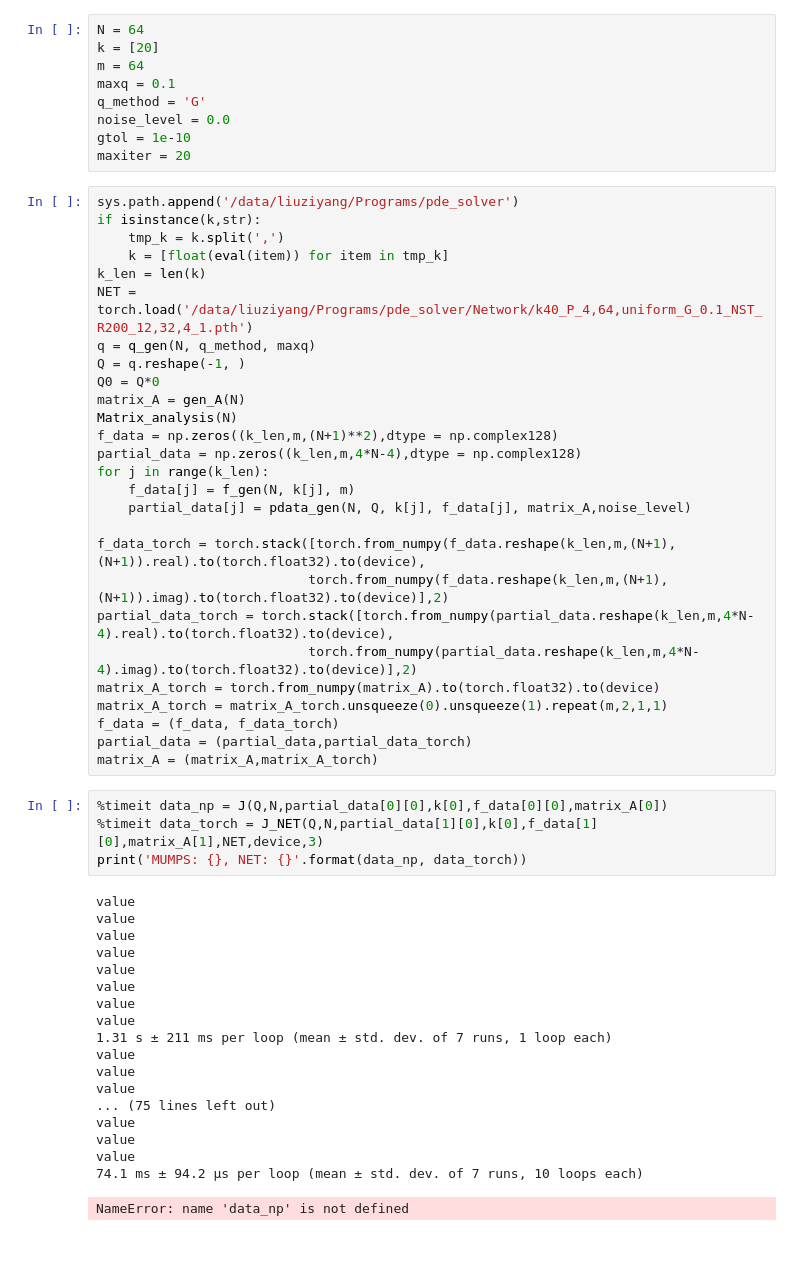
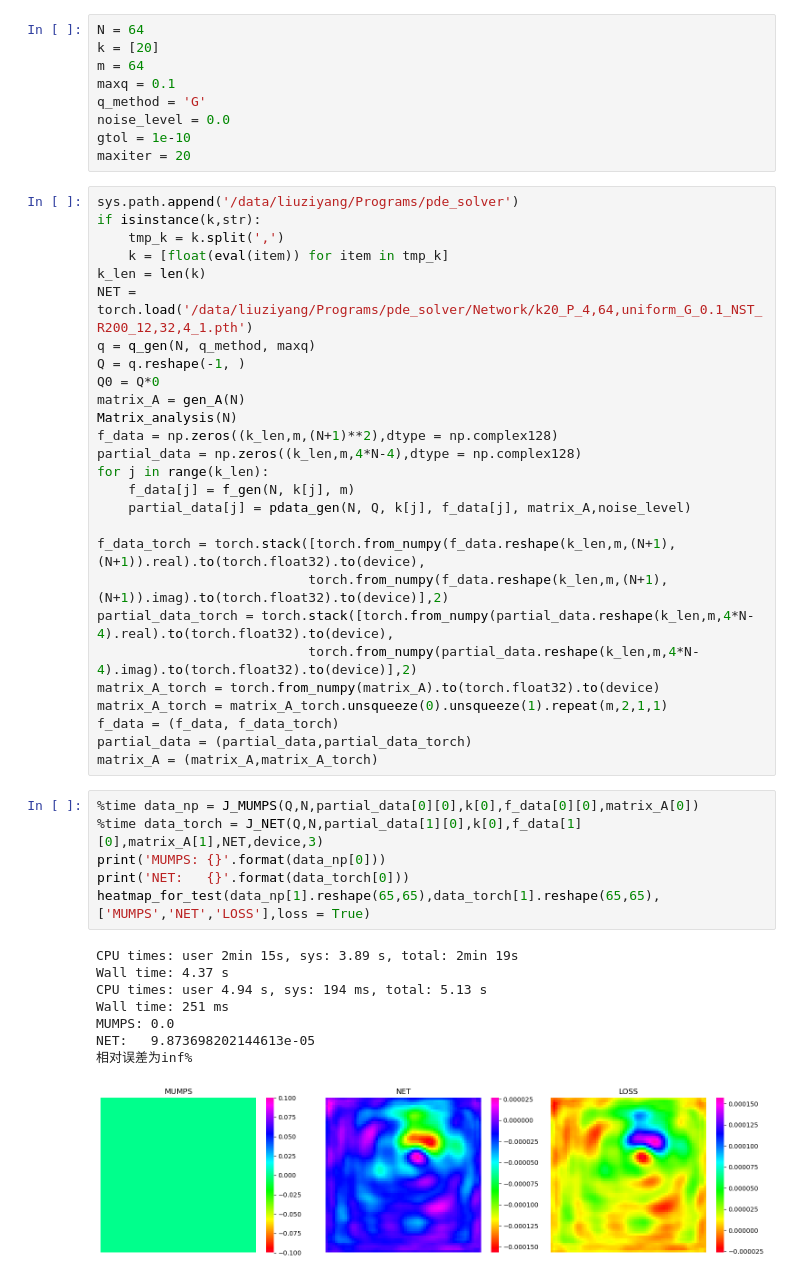
Before and after one commit to MIA123MIA321/IMSP-FNO-Solver, a Jupyter notebook: src/test.ipynb, the cells around one changed output. Saved outputs shown, nothing was run; the diff lists cells and outputs as text; blank space fills up the shorter version.

Commit message:
Solve J and J' at the same time

```diff
--- a/src/test.ipynb
+++ b/src/test.ipynb
@@ -16,7 +16,7 @@ if isinstance(k,str):
     tmp_k = k.split(',')
     k = [float(eval(item)) for item in tmp_k]
 k_len = len(k)
-NET = torch.load('/data/liuziyang/Programs/pde_solver/Network/k40_P_4,64,uniform_G_0.1_NST_R200_12,32,4_1.pth')
+NET = torch.load('/data/liuziyang/Programs/pde_solver/Network/k20_P_4,64,uniform_G_0.1_NST_R200_12,32,4_1.pth')
 q = q_gen(N, q_method, maxq)
 Q = q.reshape(-1, )
 Q0 = Q*0
@@ -38,25 +38,17 @@ f_data = (f_data, f_data_torch)
 partial_data = (partial_data,partial_data_torch)
 matrix_A = (matrix_A,matrix_A_torch)
 # %%
-%timeit data_np = J(Q,N,partial_data[0][0],k[0],f_data[0][0],matrix_A[0])
-%timeit data_torch = J_NET(Q,N,partial_data[1][0],k[0],f_data[1][0],matrix_A[1],NET,device,3)
-print('MUMPS: {}, NET: {}'.format(data_np, data_torch))
+%time data_np = J_MUMPS(Q,N,partial_data[0][0],k[0],f_data[0][0],matrix_A[0])
+%time data_torch = J_NET(Q,N,partial_data[1][0],k[0],f_data[1][0],matrix_A[1],NET,device,3)
+print('MUMPS: {}'.format(data_np[0]))
+print('NET:   {}'.format(data_torch[0]))
+heatmap_for_test(data_np[1].reshape(65,65),data_torch[1].reshape(65,65),['MUMPS','NET','LOSS'],loss = True)
 # %% [output]
-value
-value
-value
-value
-value
-value
-value
-value
-1.31 s ± 211 ms per loop (mean ± std. dev. of 7 runs, 1 loop each)
-value
-value
-value
-... (75 lines left out)
-value
-value
-value
-74.1 ms ± 94.2 µs per loop (mean ± std. dev. of 7 runs, 10 loops each)
+CPU times: user 2min 15s, sys: 3.89 s, total: 2min 19s
+Wall time: 4.37 s
+CPU times: user 4.94 s, sys: 194 ms, total: 5.13 s
+Wall time: 251 ms
+MUMPS: 0.0
+NET:   9.873698202144613e-05
+相对误差为inf%
-NameError: name 'data_np' is not defined
+[figure, added]
```
Also changed, not shown: parts of 1 cell of this notebook, 40 other files.
